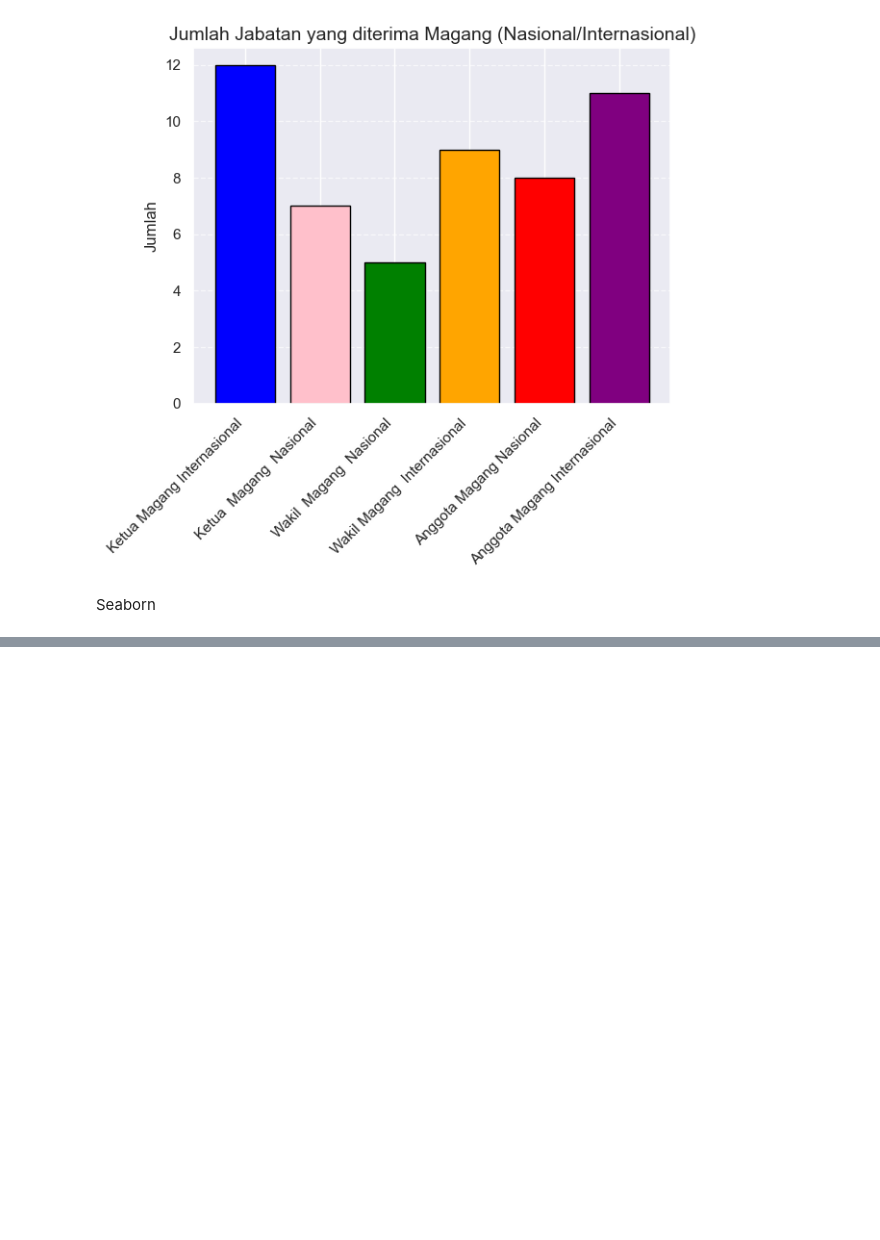
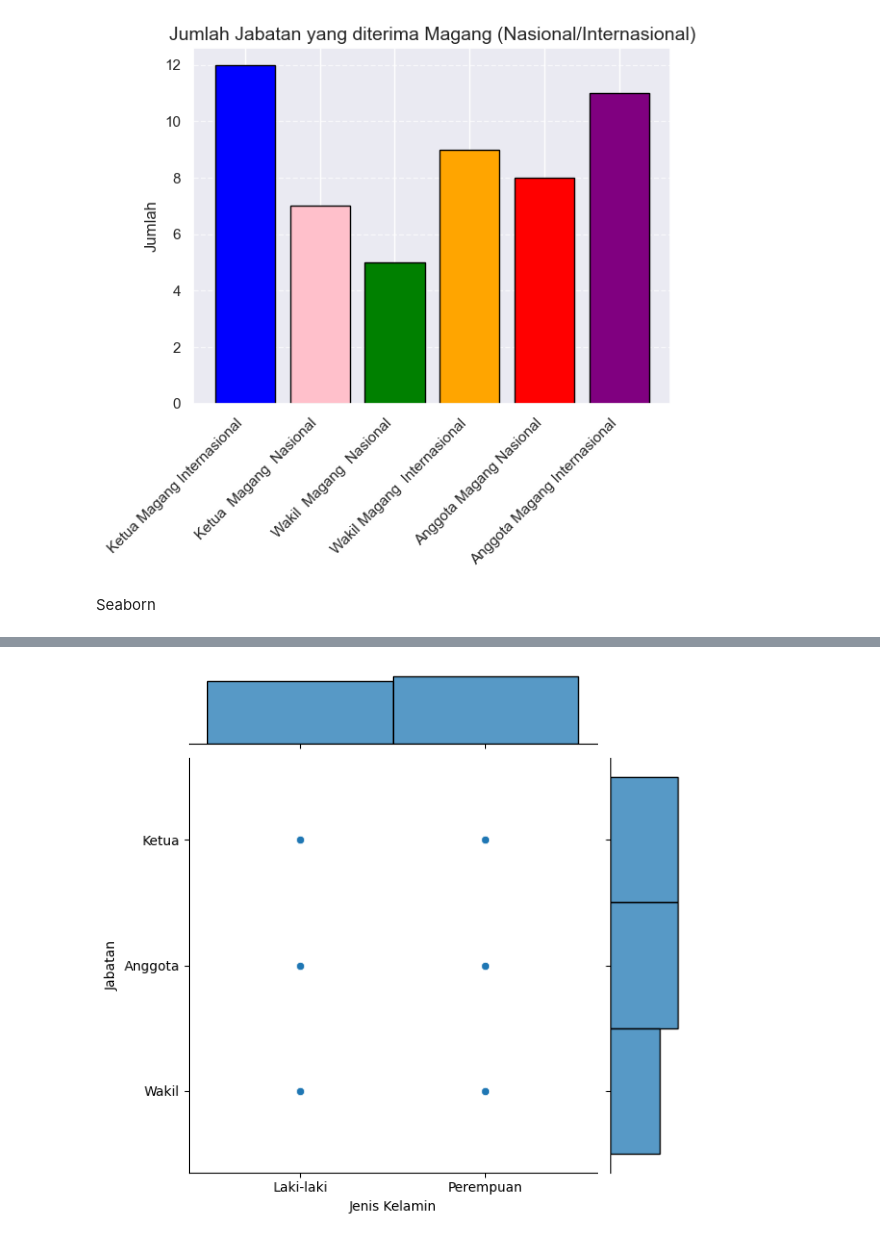
Before and after one commit to ezra1702/road-to-data-science, a Jupyter notebook: third-step.ipynb, the cells around one changed output, grey strips where cells are left out. Drawn from its saved outputs; the diff is of its cells as text; code cells hidden in the pictures; blank space fills up the shorter version.

```diff
--- a/third-step.ipynb
+++ b/third-step.ipynb
@@ -397,0 +402,7 @@ sns.violinplot(mhs["Jenis Kelamin"]);
+# %%
+#Join Method
+import scipy.stats as stat
+sns.jointplot(x="Jenis Kelamin", y="Jabatan", data=data);
+# sns.jointplot("Jabatan", "Jenis Kelamin", stat_func=stat.pearsonr, data=data);
+# %% [output]
+[figure, added]
```
Also changed, not shown: parts of 2 cells of this notebook.
